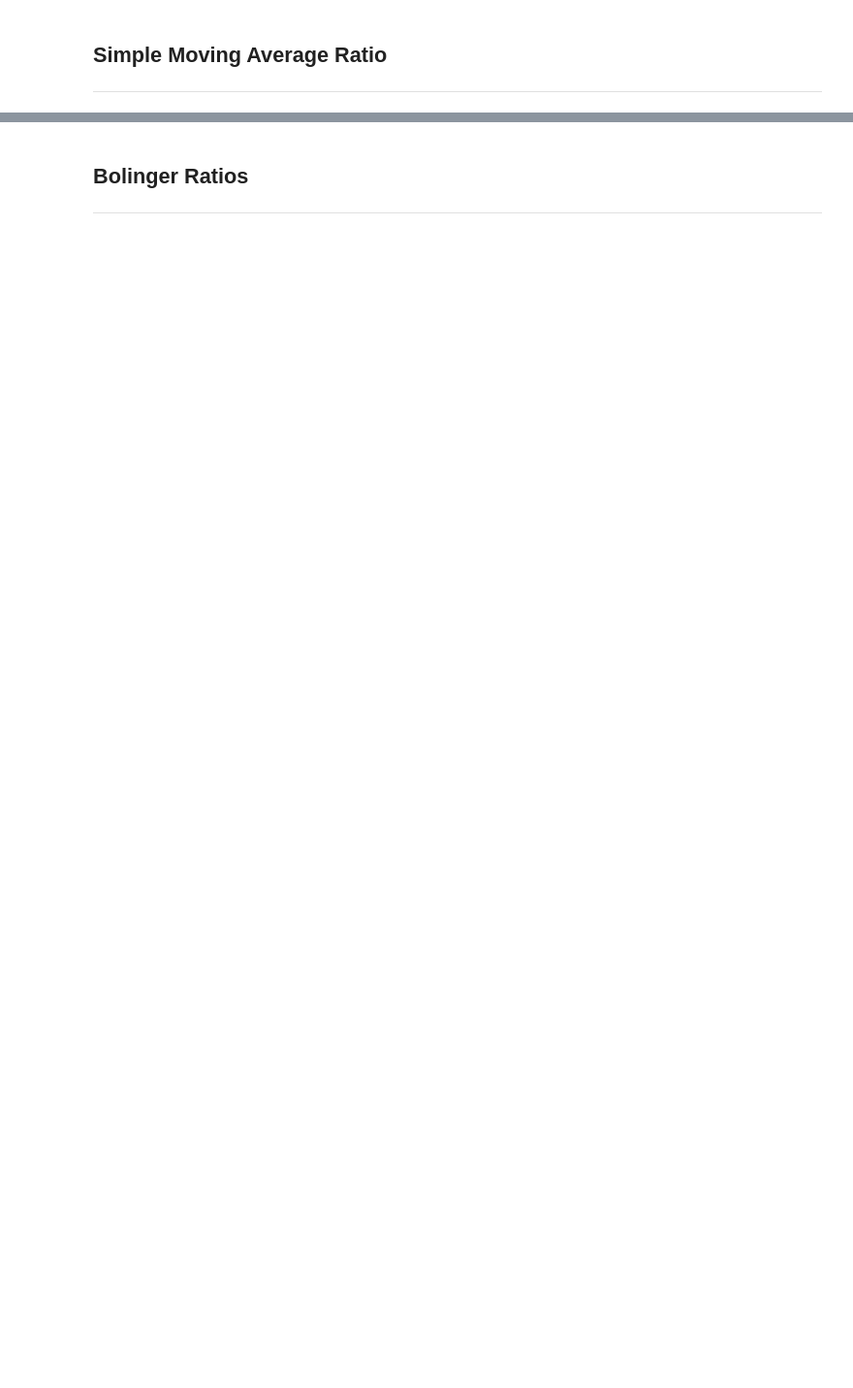
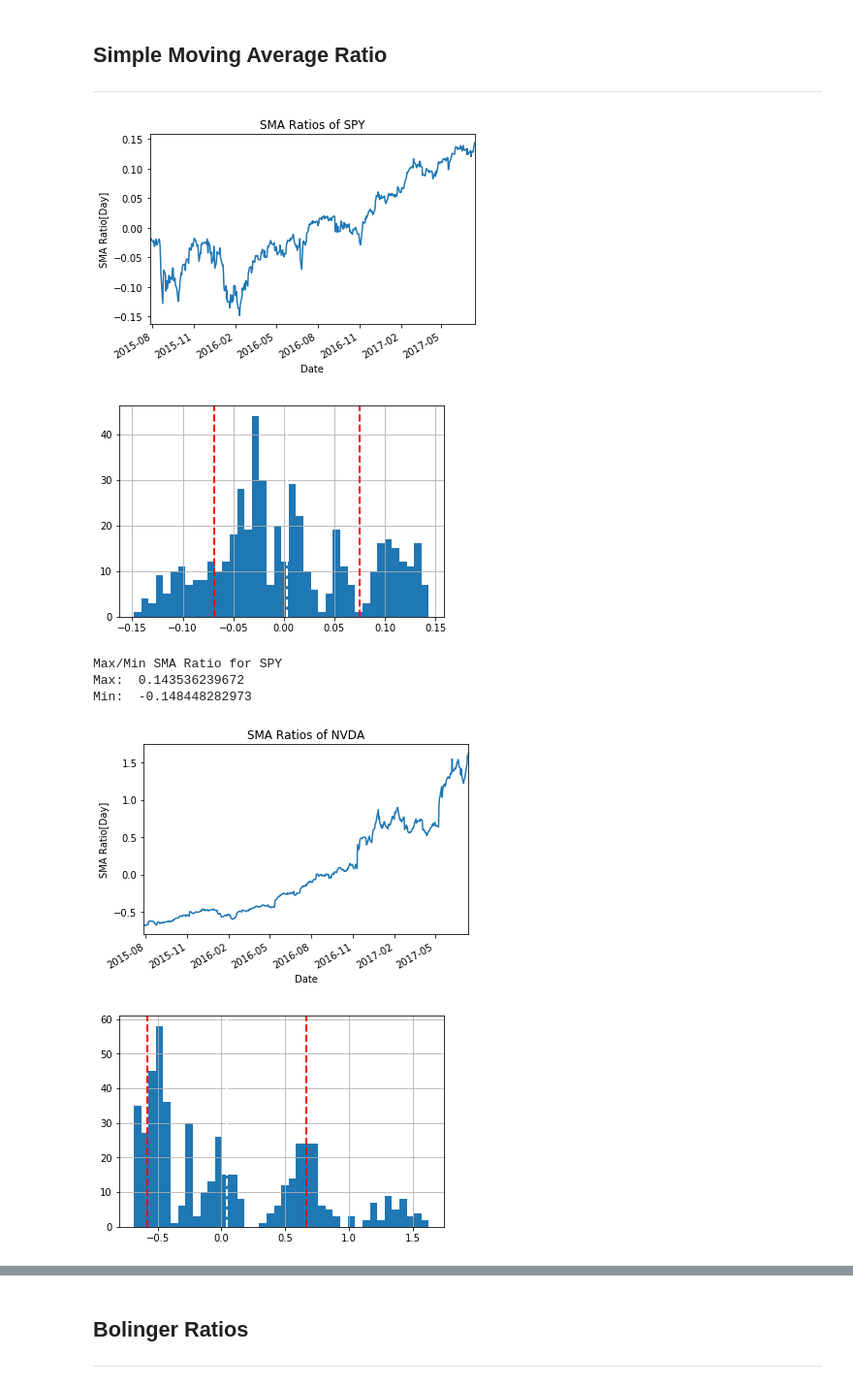
Before and after one commit to mbozelka/Machine-Learning-Capstone, a Jupyter notebook: data-exploration/Data Exploration.ipynb, the cells around one changed output, grey strips where cells are left out. Shown at 97% size. Drawn from its saved outputs; the diff is of its cells as text; code cells hidden in the pictures; blank space fills up the shorter version.

```diff
--- a/data-exploration/Data Exploration.ipynb
+++ b/data-exploration/Data Exploration.ipynb
@@ -222,11 +382,20 @@ print 'Min:', momentum.min()
 ## Simple Moving Average Ratio
 ---
 # %%
-sma_ratios = get_sma_ratio(df_explore[ticker], window=metrics_window)
+for symbol in tickers:
+    sma_ratios = get_sma_ratio(df_explore[symbol], window=metrics_window)
 
-plot_data(sma_ratios, title='SMA Ratios of NVDA', xlabel='Date', ylabel='SMA Ratio[Day]')
-plot_hist_with_stats(sma_ratios, bins=40, title=ticker)
+    plot_data(sma_ratios, title='SMA Ratios of ' + symbol, xlabel='Date', ylabel='SMA Ratio[Day]')
+    plot_hist_with_stats(sma_ratios, bins=40)
 
-print 'Max/Min SMA Ratio for ' + ticker
-print 'Max: ', sma_ratios.max()
-print 'Min: ', sma_ratios.min()
+    print 'Max/Min SMA Ratio for ' + symbol
+    print 'Max: ', sma_ratios.max()
+    print 'Min: ', sma_ratios.min()
+# %% [output]
+[figure, added]
+[figure, added]
+Max/Min SMA Ratio for SPY
+Max:  0.143536239672
+Min:  -0.148448282973
+[figure, added]
+[figure, added]
```
Also changed, not shown: parts of 34 cells of this notebook, 2 other files.
